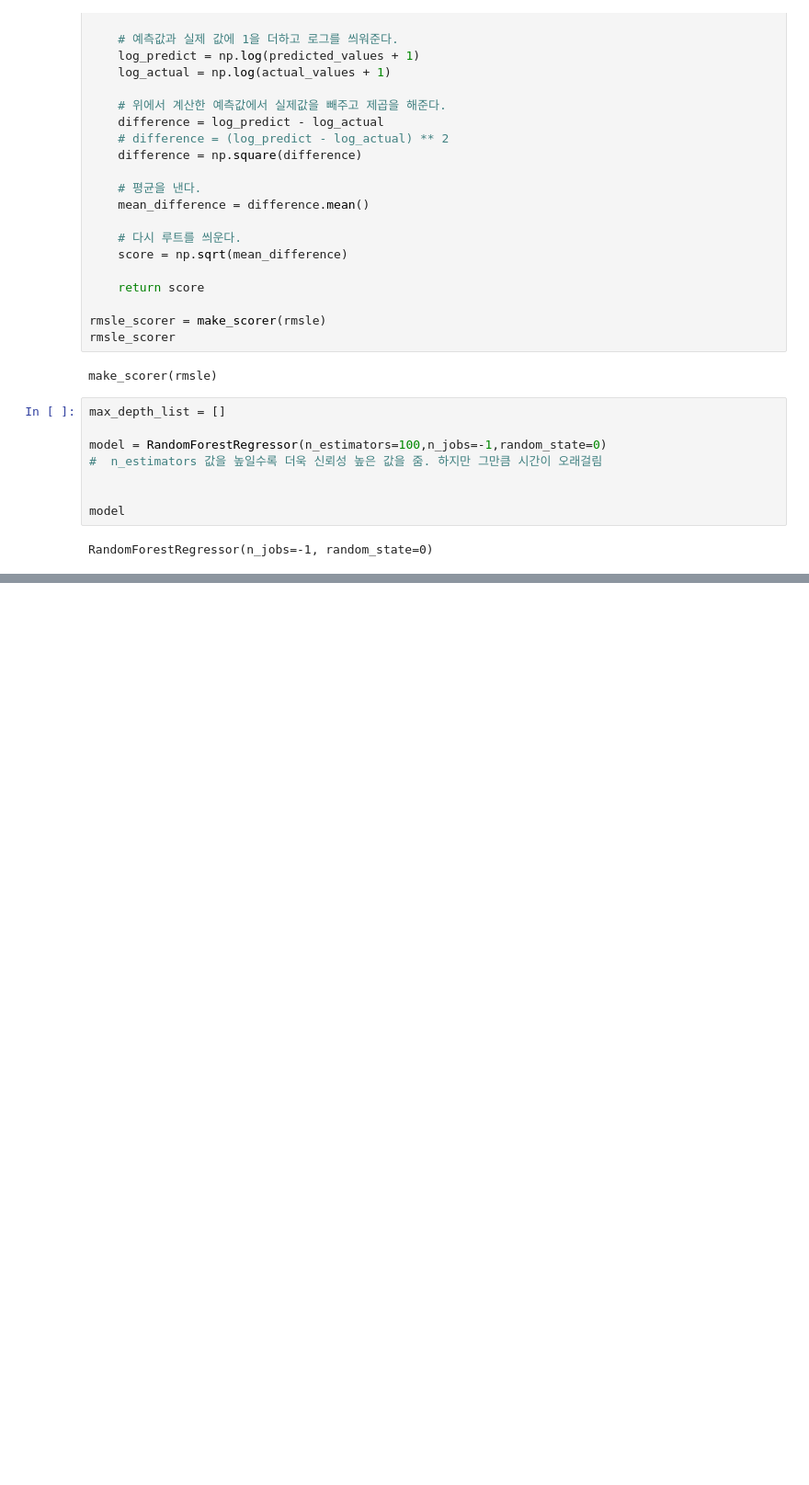
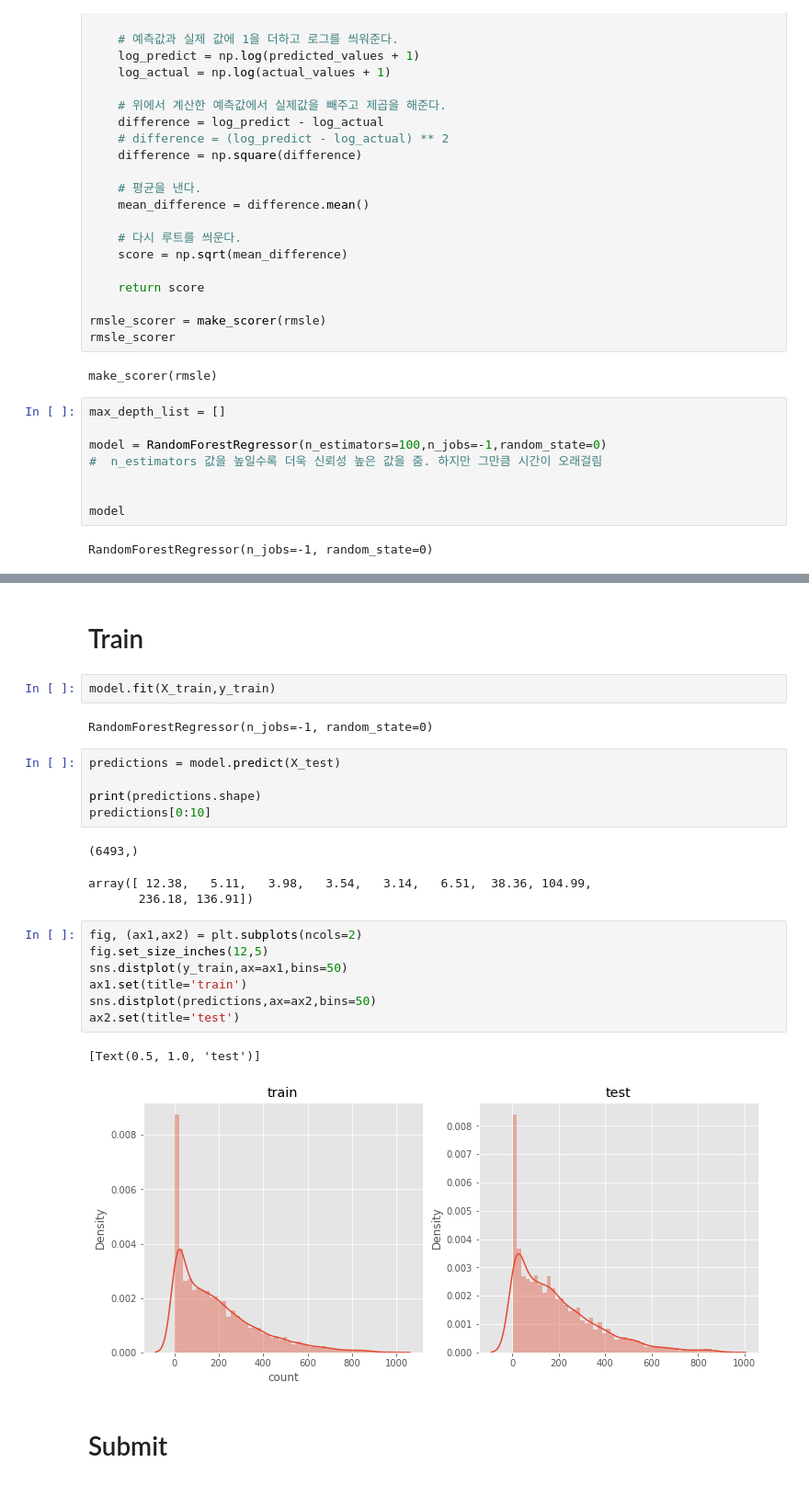
Before and after one commit to CSKIM999/ML-study, a Jupyter notebook: bike-sharing-demand/bike_sharing_ByCskim_feture_engineering.ipynb, the cells around one changed output, grey strips where cells are left out. Shown at 92% size. Drawn from its saved outputs; the diff is of its cells as text; blank space fills up the shorter version.

```diff
--- a/bike-sharing-demand/bike_sharing_ByCskim_feture_engineering.ipynb
+++ b/bike-sharing-demand/bike_sharing_ByCskim_feture_engineering.ipynb
@@ -253,0 +254,27 @@ Score= 0.33086
+# %% [markdown]
+# Train
+# %%
+model.fit(X_train,y_train)
+# %% [output]
+RandomForestRegressor(n_jobs=-1, random_state=0)
+# %%
+predictions = model.predict(X_test)
+
+print(predictions.shape)
+predictions[0:10]
+# %% [output]
+(6493,)
+array([ 12.38,   5.11,   3.98,   3.54,   3.14,   6.51,  38.36, 104.99,
+       236.18, 136.91])
+# %%
+fig, (ax1,ax2) = plt.subplots(ncols=2)
+fig.set_size_inches(12,5)
+sns.distplot(y_train,ax=ax1,bins=50)
+ax1.set(title='train')
+sns.distplot(predictions,ax=ax2,bins=50)
+ax2.set(title='test')
+# %% [output]
+[Text(0.5, 1.0, 'test')]
+[figure, added]
+# %% [markdown]
+# Submit
```
Also changed, not shown: parts of 2 cells of this notebook, 6 other files.
